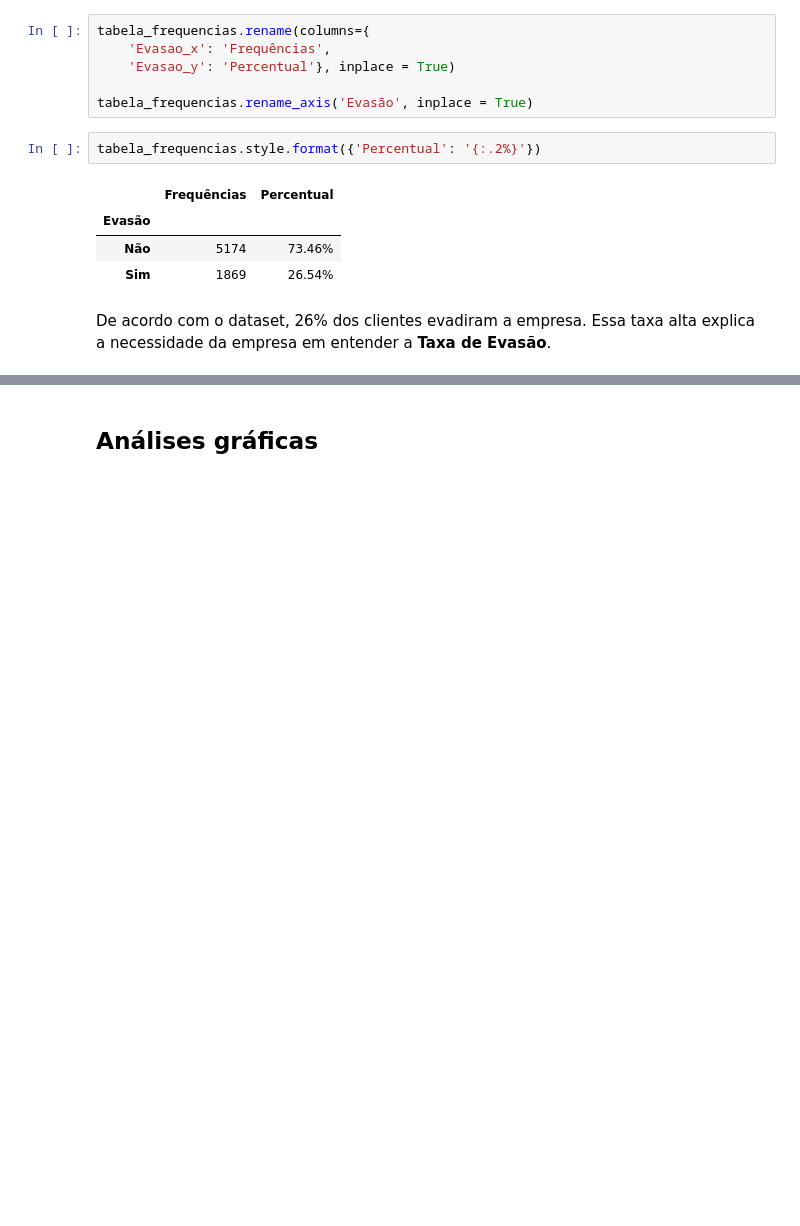
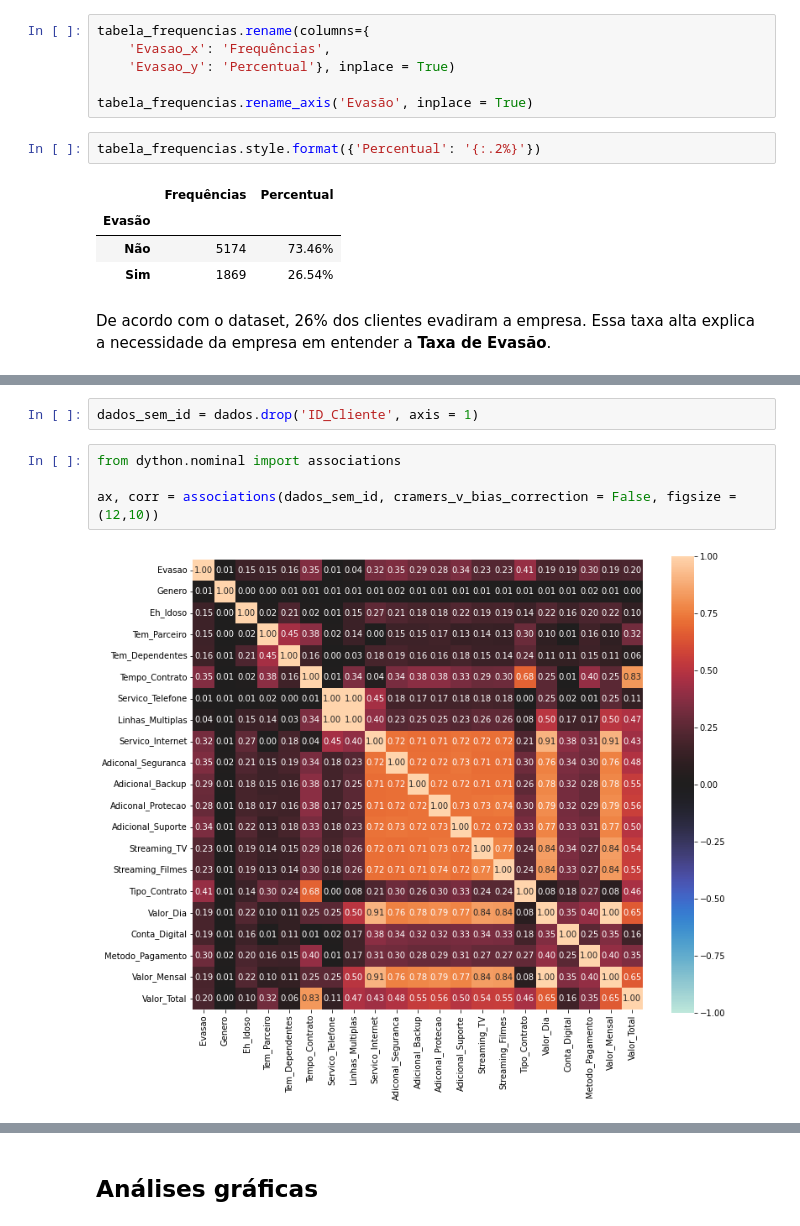
Before and after one commit to vinicius-pf/Challenge_DataScience, a Jupyter notebook: Semana 2/Semana_2.ipynb, the cells around one changed output, grey strips where cells are left out. Saved outputs shown, nothing was run; the diff lists cells and outputs as text; blank space fills up the shorter version.

```diff
--- a/Semana 2/Semana_2.ipynb
+++ b/Semana 2/Semana_2.ipynb
@@ -216,0 +235,8 @@ Dash is running on http://127.0.0.1:8050/
+# %%
+dados_sem_id = dados.drop('ID_Cliente', axis = 1)
+# %%
+from dython.nominal import associations
+
+ax, corr = associations(dados_sem_id, cramers_v_bias_correction = False, figsize = (12,10))
+# %% [output]
+[figure, added]
```
Also changed, not shown: parts of 99 cells of this notebook.
